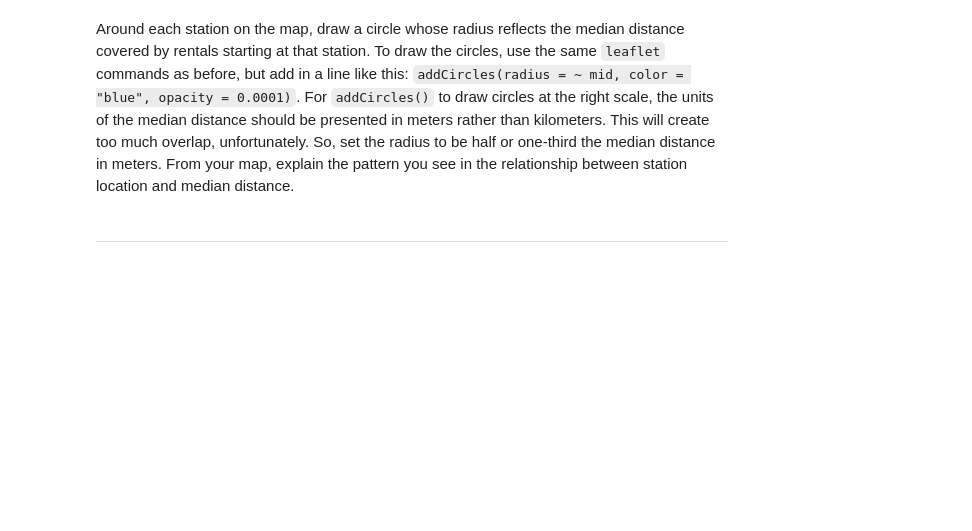
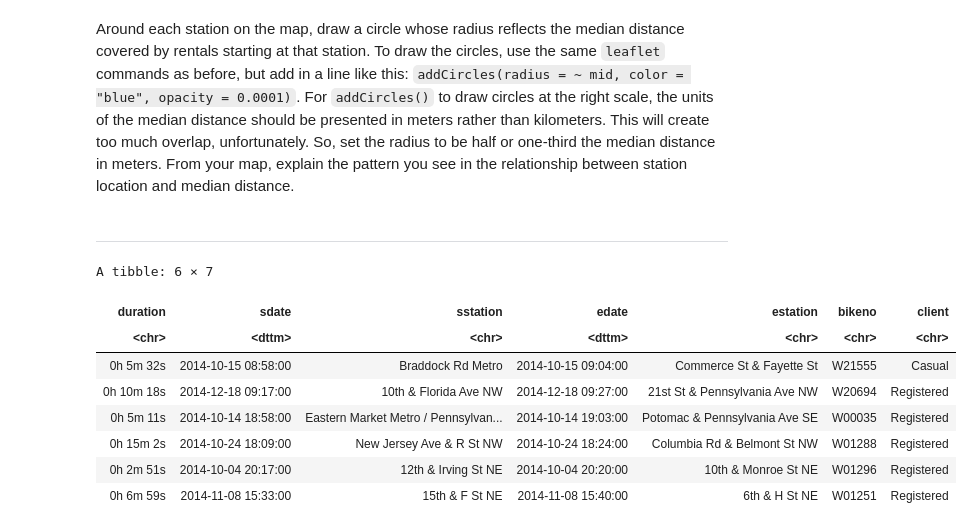
Before and after one commit to stat184-summer2023/a07-ggplot-davefriedman01, a Jupyter notebook: A07.ipynb, the cells around one changed output. Cells and saved outputs as stored; diff of their text form; code cells hidden in the pictures; blank space fills up the shorter version.

```diff
--- a/A07.ipynb
+++ b/A07.ipynb
@@ -317,3 +323,15 @@ ERROR: Error in setView(-77.04, 38.9, zoom = 12): argument "lat" is missing, wit
 Around each station on the map, draw a circle whose radius reflects the median distance covered by rentals starting at that station. To draw the circles, use the same `leaflet` commands as before, but add in a line like this: `addCircles(radius = ~ mid, color = "blue", opacity = 0.0001)`. For `addCircles()` to draw circles at the right scale, the units of the median distance should be presented in meters rather than kilometers. This will create too much overlap, unfortunately. So, set the radius to be half or one-third the median distance in meters. From your map, explain the pattern you see in the relationship between station location and median distance.
 # %% [markdown]
 ---
+# %%
+head(Trips)
+# %% [output]
+A tibble: 6 × 7
+| duration | sdate | sstation | edate | estation | bikeno | client |
+| <chr> | <dttm> | <chr> | <dttm> | <chr> | <chr> | <chr> |
+| 0h 5m 32s | 2014-10-15 08:58:00 | Braddock Rd Metro | 2014-10-15 09:04:00 | Commerce St & Fayette St | W21555 | Casual |
+| 0h 10m 18s | 2014-12-18 09:17:00 | 10th & Florida Ave NW | 2014-12-18 09:27:00 | 21st St & Pennsylvania Ave NW | W20694 | Registered |
+| 0h 5m 11s | 2014-10-14 18:58:00 | Eastern Market Metro / Pennsylvan... | 2014-10-14 19:03:00 | Potomac & Pennsylvania Ave SE | W00035 | Registered |
+| 0h 15m 2s | 2014-10-24 18:09:00 | New Jersey Ave & R St NW | 2014-10-24 18:24:00 | Columbia Rd & Belmont St NW | W01288 | Registered |
+| 0h 2m 51s | 2014-10-04 20:17:00 | 12th & Irving St NE | 2014-10-04 20:20:00 | 10th & Monroe St NE | W01296 | Registered |
+| 0h 6m 59s | 2014-11-08 15:33:00 | 15th & F St NE | 2014-11-08 15:40:00 | 6th & H St NE | W01251 | Registered |
```
Also changed, not shown: parts of 5 cells of this notebook, 2 other files.
